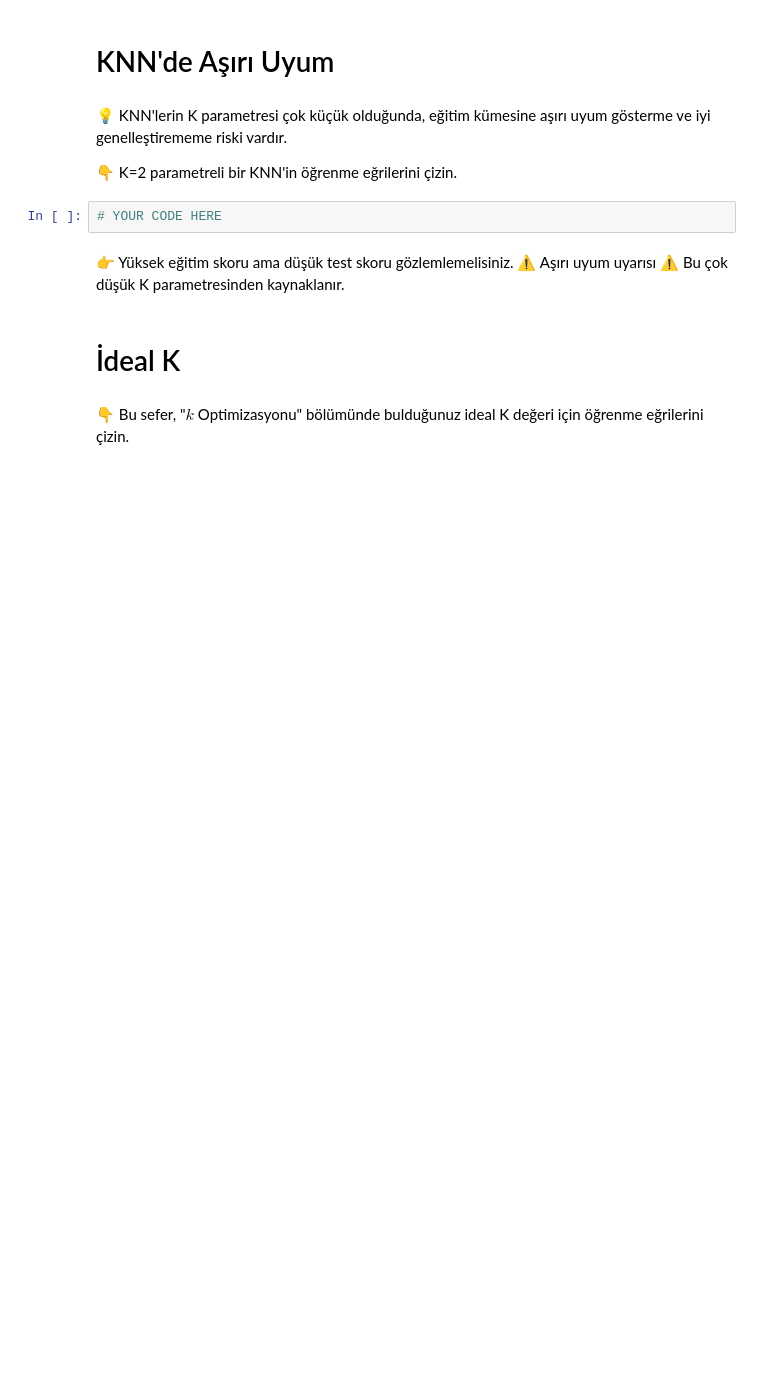
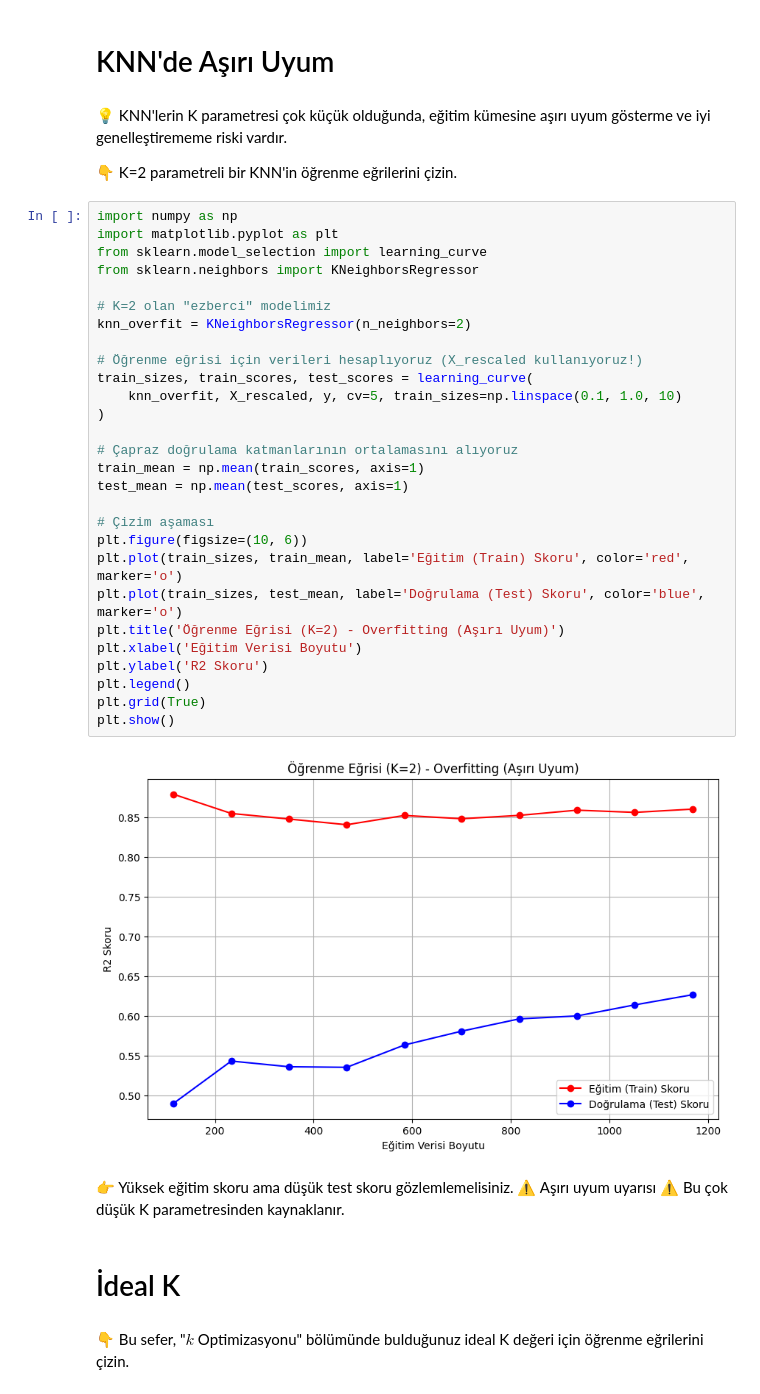
Before and after one commit to SelenImahanoglu/S16D1-S-data-knn, a Jupyter notebook: KNN.ipynb, the cells around one changed output. Drawn from its saved outputs; the diff is of its cells as text; blank space fills up the shorter version.

```diff
--- a/KNN.ipynb
+++ b/KNN.ipynb
@@ -220,8 +268,36 @@ print(result.check())
 💡 KNN'lerin K parametresi çok küçük olduğunda, eğitim kümesine aşırı uyum gösterme ve iyi genelleştirememe riski vardır.
 
 👇 K=2 parametreli bir KNN'in öğrenme eğrilerini çizin.
-# %%
-# YOUR CODE HERE
+# %%
+import numpy as np
+import matplotlib.pyplot as plt
+from sklearn.model_selection import learning_curve
+from sklearn.neighbors import KNeighborsRegressor
+
+# K=2 olan "ezberci" modelimiz
+knn_overfit = KNeighborsRegressor(n_neighbors=2)
+
+# Öğrenme eğrisi için verileri hesaplıyoruz (X_rescaled kullanıyoruz!)
+train_sizes, train_scores, test_scores = learning_curve(
+    knn_overfit, X_rescaled, y, cv=5, train_sizes=np.linspace(0.1, 1.0, 10)
+)
+
+# Çapraz doğrulama katmanlarının ortalamasını alıyoruz
+train_mean = np.mean(train_scores, axis=1)
+test_mean = np.mean(test_scores, axis=1)
+
+# Çizim aşaması
+plt.figure(figsize=(10, 6))
+plt.plot(train_sizes, train_mean, label='Eğitim (Train) Skoru', color='red', marker='o')
+plt.plot(train_sizes, test_mean, label='Doğrulama (Test) Skoru', color='blue', marker='o')
+plt.title('Öğrenme Eğrisi (K=2) - Overfitting (Aşırı Uyum)')
+plt.xlabel('Eğitim Verisi Boyutu')
+plt.ylabel('R2 Skoru')
+plt.legend()
+plt.grid(True)
+plt.show()
+# %% [output]
+[figure, added]
 # %% [markdown]
 👉 Yüksek eğitim skoru ama düşük test skoru gözlemlemelisiniz. ⚠️ Aşırı uyum uyarısı ⚠️ Bu çok düşük K parametresinden kaynaklanır.
 # %% [markdown]
```
Also changed, not shown: parts of 14 cells of this notebook, 1 other file.
